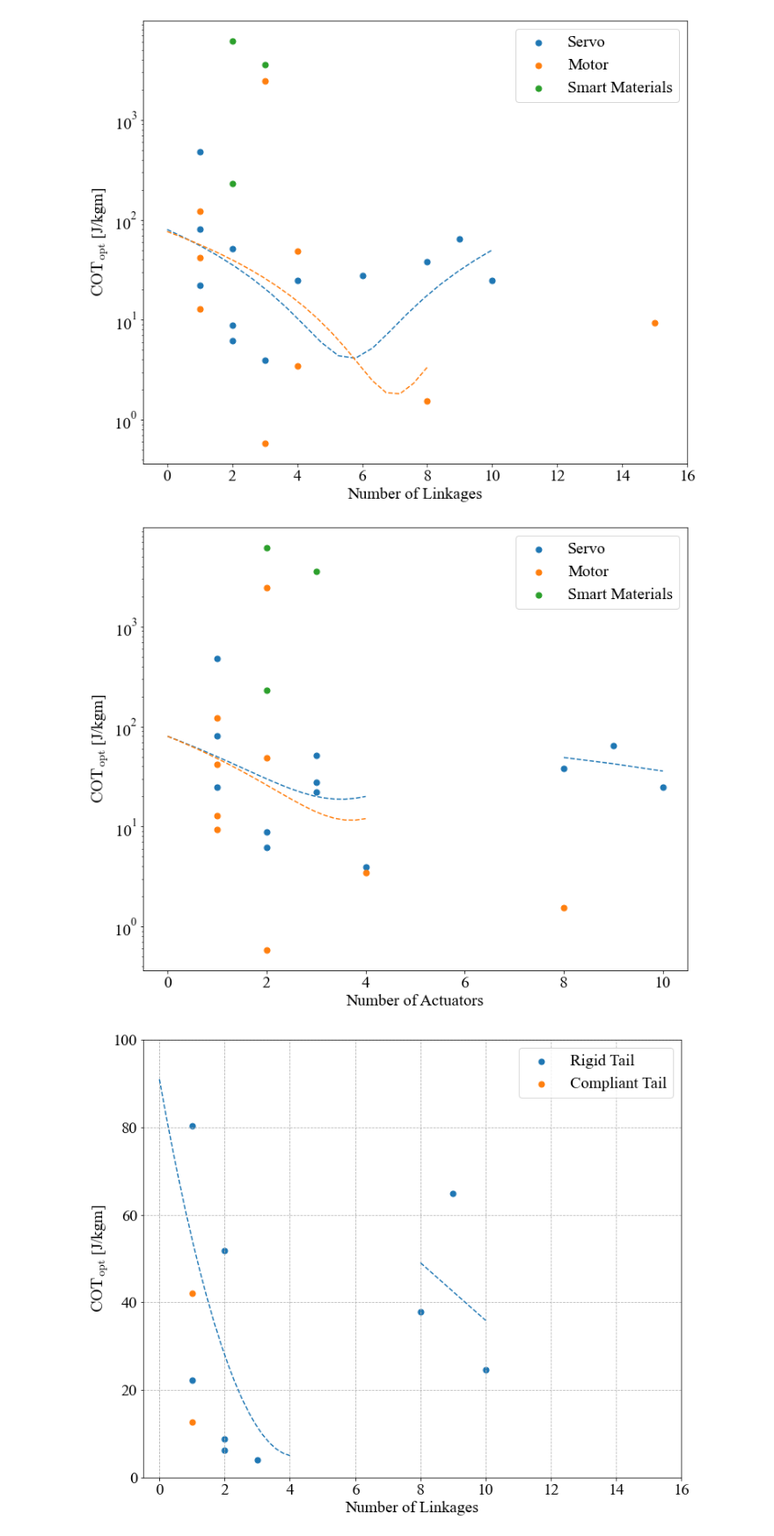
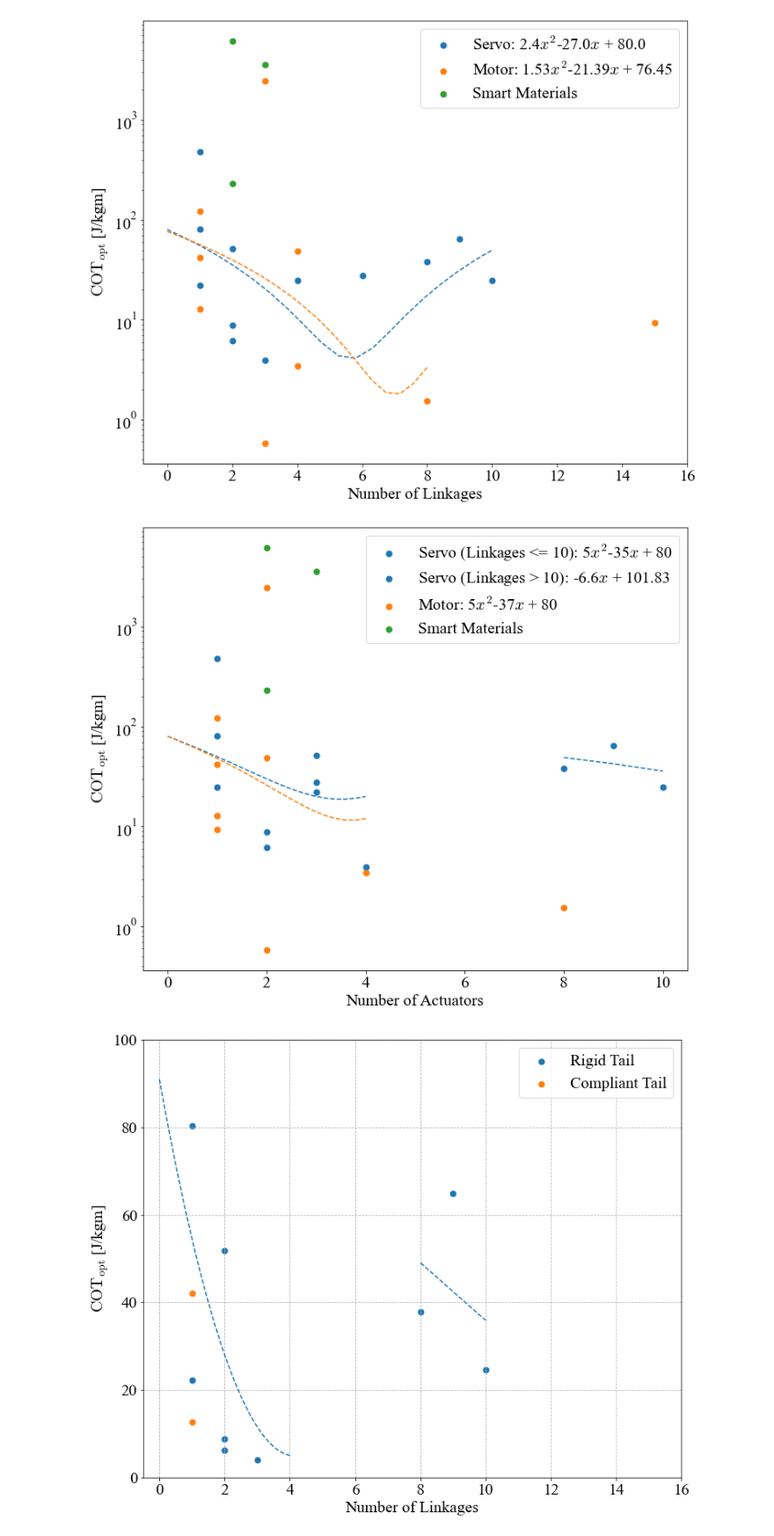
Before and after one commit to michaelcoe/Cost-of-Transport-Estimation, a Jupyter notebook: linkage_study/linkage_plots.ipynb, the cells around one changed output. Shown: that part at 88% size. Drawn from its saved outputs; the diff is of its cells as text; code cells hidden in the pictures.

```diff
--- a/linkage_study/linkage_plots.ipynb
+++ b/linkage_study/linkage_plots.ipynb
@@ -105,9 +105,10 @@ for i, name in enumerate(sheets):
         linkage_dfs[i].sort_values('No Linkages', inplace=True)
         if name == 'Servo':
             dx = np.linspace(0, 10, 20)
-            dy = 2.4*dx**2 + -27*dx + 80
+            a, b, c = 2.40, -27.00, 80.00
+            dy = a*dx**2 + b*dx + c
 
-            ax3.scatter(linkage_dfs[i]['No Linkages'], linkage_dfs[i]['COTopt [J/kgm]'], marker='o', color='C0', s=marker_size, label=name)
+            ax3.scatter(linkage_dfs[i]['No Linkages'], linkage_dfs[i]['COTopt [J/kgm]'], marker='o', color='C0', s=marker_size, label=name + ': ' + str(a) + '$x^2$' + str(b) + '$x$ + ' + str(c))
             ax3.plot(dx, dy, 'C0--')
         elif name == 'Motor':
             data = linkage_dfs[i][linkage_dfs[i]['No Linkages'] <= 9]
@@ -116,7 +117,7 @@ for i, name in enumerate(sheets):
             poly = np.poly1d(fit)
             dx = np.linspace(0, 8, 20)
 
-            ax3.scatter(linkage_dfs[i]['No Linkages'], linkage_dfs[i]['COTopt [J/kgm]'], marker='o', color='C1', s=marker_size, label=name)
+            ax3.scatter(linkage_dfs[i]['No Linkages'], linkage_dfs[i]['COTopt [J/kgm]'], marker='o', color='C1', s=marker_size, label=name + ': ' + str(np.round(fit[0],2)) + '$x^2$' + str(np.round(fit[1],2)) + '$x$ + ' + str(np.round(fit[2],2)))
             ax3.plot(dx, poly(dx), 'C1--')
         else:
             ax3.scatter(linkage_dfs[i]['No Linkages'], linkage_dfs[i]['COTopt [J/kgm]'], marker='o', color='C2', s=marker_size, label=name)
@@ -129,46 +130,49 @@ for i, name in enumerate(sheets):
             high = linkage_dfs[i][linkage_dfs[i]['No Actuators'] > 6]
 
             dx = np.linspace(0, 4, 20)
-            dy = 5*dx**2 - 35*dx + 80
+            a, b, c = 5, -35, 80
+            dy = a*dx**2 + b*dx + c
 
             fit_high = np.polyfit(high['No Actuators'].values, high['COTopt [J/kgm]'].values, 1)
             poly_high = np.poly1d(fit_high)
 
-            ax4.scatter(linkage_dfs[i]['No Actuators'], linkage_dfs[i]['COTopt [J/kgm]'], marker='o', s=marker_size, color='C0', label=name)
+            ax4.scatter(linkage_dfs[i]['No Actuators'], linkage_dfs[i]['COTopt [J/kgm]'], marker='o', s=marker_size, color='C0', label=name + ' (Linkages <= 10): ' + str(a) + '$x^2$' + str(b) + '$x$ + ' + str(c))
             ax4.plot(dx, dy, 'C0--')
             ax4.plot(high['No Actuators'].values, poly_high(high['No Actuators'].values), 'C0--')
+            ax4.scatter([], [], color='C0', marker='o', s=50, label=name + ' (Linkages > 10): ' + str(np.round(fit_high[0],2)) + '$x$ + ' + str(np.round(fit_high[1],2)))
         elif name == 'Motor':
             data = linkage_dfs[i][linkage_dfs[i]['No Actuators'] <= 7]
             data = data[data['COTopt [J/kgm]'] < 1e3]
 
             dx = np.linspace(0, 4, 20)
-            dy = 5*dx**2 - 37*dx + 80
+            a, b, c = 5, -37, 80
+            dy = a*dx**2 + b*dx + c
 
-            ax4.scatter(linkage_dfs[i]['No Actuators'], linkage_dfs[i]['COTopt [J/kgm]'], marker='o', color='C1', s=marker_size, label=name)
+            ax4.scatter(linkage_dfs[i]['No Actuators'], linkage_dfs[i]['COTopt [J/kgm]'], marker='o', color='C1', s=marker_size, label=name + ': ' + str(a) + '$x^2$' + str(b) + '$x$ + ' + str(c))
             ax4.plot(dx, dy, 'C1--')
         else:
             ax4.scatter(linkage_dfs[i]['No Actuators'], linkage_dfs[i]['COTopt [J/kgm]'], marker='o', color='C2', s=marker_size, label=name)
 
 ax3.set_xlabel('Number of Linkages')
 ax3.set_ylabel('$\mathrm{COT_{opt}}$ [J/kgm]')
 ax3.set_xticks(np.arange(0, 18, 2))
 #ax3.set_ylim([-10, 125])
 #ax3.grid(which='both', linestyle='--')
 ax3.legend()
 ax3.set_yscale('log')
 
 ax4.set_xlabel('Number of Actuators')
 ax4.set_ylabel('$\mathrm{COT_{opt}}$ [J/kgm]')
 ax4.set_xticks(np.arange(0, 12, 2))
 #ax4.set_ylim([-10, 125])
 #ax4.grid(which='both', linestyle='--')
 ax4.legend()
 ax4.set_yscale('log')
 fig3.savefig('motor_cot_linkages.pdf', facecolor='w', dpi=300, bbox_inches='tight')
 fig4.savefig('motor_cot_actuators.pdf', facecolor='w', dpi=300, bbox_inches='tight')
 # %% [output]
-[figure, old version]
+[figure, new version]
-[figure, old version]
+[figure, new version]
 # %%
 fig5, ax5 = plt.subplots(figsize=(12,10), facecolor='w')
 fig6, ax6 = plt.subplots(figsize=(12,10), facecolor='w')
```
Also changed, not shown: parts of 1 cell of this notebook, 7 other files.
